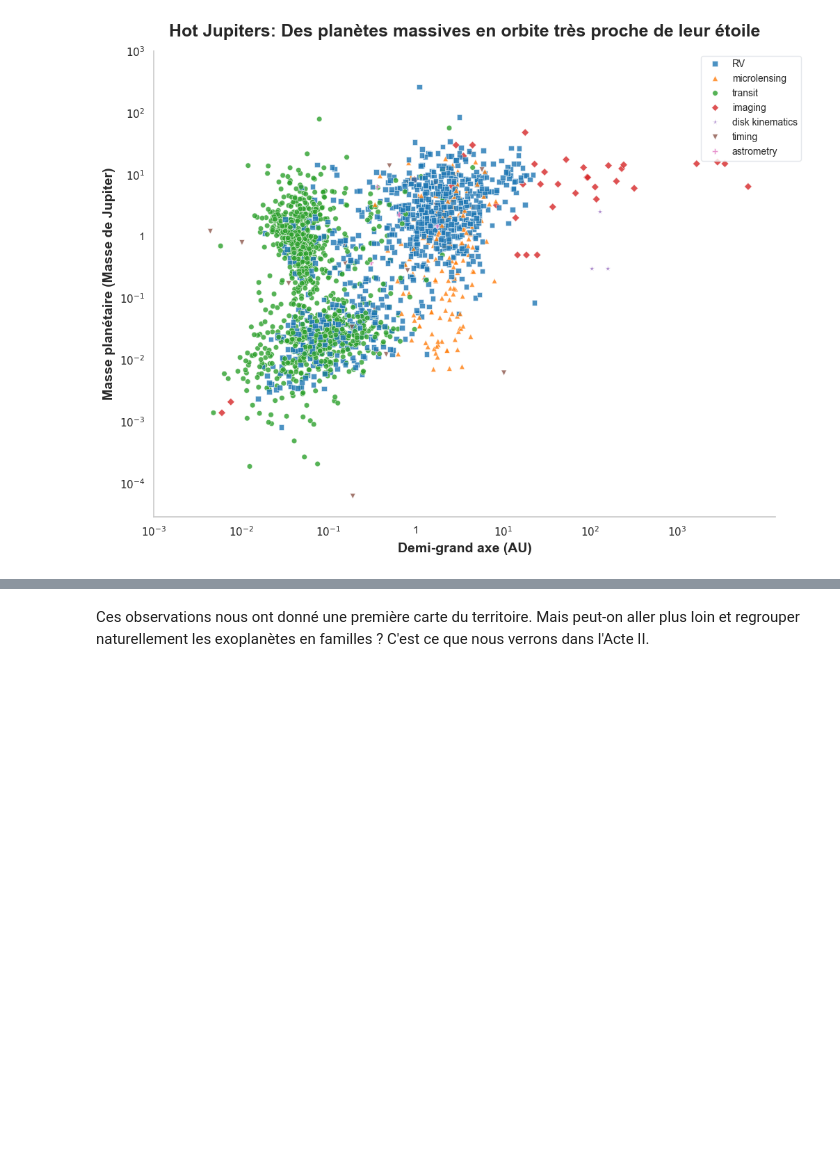
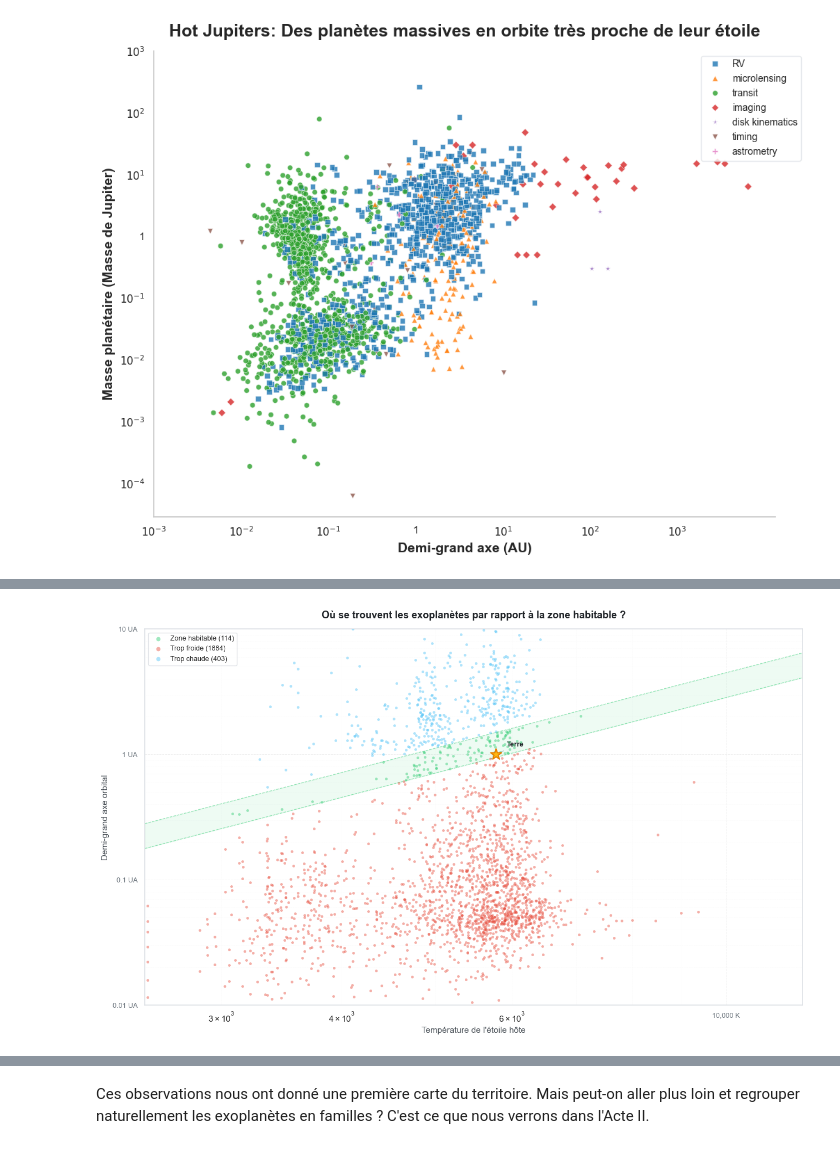
Before and after one commit to Ndoumbe48/Projet-Datastorytelling-open_exoplanet_catalogue, a Jupyter notebook: exoplanet_acte_1_visualisation.ipynb, the cells around one changed output, grey strips where cells are left out. Cells and saved outputs as stored; diff of their text form; code cells hidden in the pictures; blank space fills up the shorter version.

```diff
--- a/exoplanet_acte_1_visualisation.ipynb
+++ b/exoplanet_acte_1_visualisation.ipynb
@@ -489,0 +615,82 @@ plt.show()
+# %%
+df_plot = df.dropna(subset=['host_star_temp', 'semi_major_axis']).copy()
+df_plot = df_plot[(df_plot['host_star_temp'].between(2000, 15000)) &
+                  (df_plot['semi_major_axis'].between(0.001, 10))]
+
+factor     = (df_plot['host_star_temp'] / 5778) ** 2
+hz_low_col = 0.95 * factor
+hz_hi_col  = 1.50 * factor
+
+conditions = [
+    df_plot['semi_major_axis'].between(hz_low_col, hz_hi_col),
+    df_plot['semi_major_axis'] < hz_low_col,
+]
+df_plot['zone'] = np.select(conditions, ['habitable', 'trop_chaud'], default='trop_froid')
+
+# Style
+STYLE = {
+    'habitable': {'color': '#2ecc71', 'label': 'Zone habitable',  'zorder': 4},
+    'trop_chaud': {'color': '#e74c3c', 'label': 'Trop froide',    'zorder': 3},
+    'trop_froid': {'color': '#4FC3F7', 'label': 'Trop chaude',  'zorder': 3},
+}
+
+# Figure
+fig, ax = plt.subplots(figsize=(13, 8))
+fig.patch.set_facecolor('white')
+ax.set_facecolor('white')
+
+# Zone habitable
+temp_range = np.linspace(2500, 12000, 300)
+hz_low  = 0.95 * (temp_range / 5778) ** 2
+hz_high = 1.50 * (temp_range / 5778) ** 2
+ax.fill_between(temp_range, hz_low, hz_high,
+                color='#2ecc71', alpha=0.08, zorder=1)
+ax.plot(temp_range, hz_low,  color='#2ecc71', linewidth=0.9, linestyle='--', alpha=0.5)
+ax.plot(temp_range, hz_high, color='#2ecc71', linewidth=0.9, linestyle='--', alpha=0.5)
+
+# Scatter par zone
+for zone, style in STYLE.items():
+    sub = df_plot[df_plot['zone'] == zone]
+    ax.scatter(sub['host_star_temp'], sub['semi_major_axis'],
+               color=style['color'], alpha=0.45, s=12,
+               linewidths=0, label=f"{style['label']} ({len(sub)})",
+               zorder=style['zorder'])
+
+# Terre + Soleil
+ax.scatter(5778, 1, s=220, color='#FDB813', edgecolors='#e67e00',
+           linewidths=1.5, marker='*', zorder=6)
+ax.annotate('Terre', xy=(5778, 1), xytext=(14, 10),
+            textcoords='offset points', fontsize=9,
+            fontweight='bold', color='#212529',
+            arrowprops=dict(arrowstyle='-', color='#adb5bd', lw=0.8))
+
+# Axes
+ax.set_xscale('log')
+ax.set_yscale('log')
+ax.set_xlim(2500, 12000)
+ax.set_ylim(0.01, 10)
+
+ax.xaxis.set_major_formatter(ticker.FuncFormatter(lambda x, _: f"{int(x):,} K"))
+ax.yaxis.set_major_formatter(ticker.FuncFormatter(lambda y, _: f"{y:g} UA"))
+
+ax.set_xlabel("Température de l'étoile hôte", fontsize=11, color='#495057')
+ax.set_ylabel("Demi-grand axe orbital",        fontsize=11, color='#495057')
+ax.tick_params(colors='#6c757d', labelsize=9)
+for spine in ax.spines.values():
+    spine.set_edgecolor('#dee2e6')
+
+ax.grid(True, which='major', color='#f0f0f0', linewidth=0.7, linestyle='--')
+ax.grid(True, which='minor', color='#f8f8f8', linewidth=0.4, linestyle=':')
+
+# Titre
+ax.set_title("Où se trouvent les exoplanètes par rapport à la zone habitable ?",
+             fontsize=13, fontweight='bold', color='#212529', pad=14)
+
+# Légende
+ax.legend(fontsize=9, framealpha=0.9, edgecolor='#dee2e6',
+          loc='upper left', markerscale=1.6)
+
+plt.tight_layout()
+plt.show()
+# %% [output]
+[figure, added]
```
Also changed, not shown: parts of 10 cells of this notebook, 1 other file.
